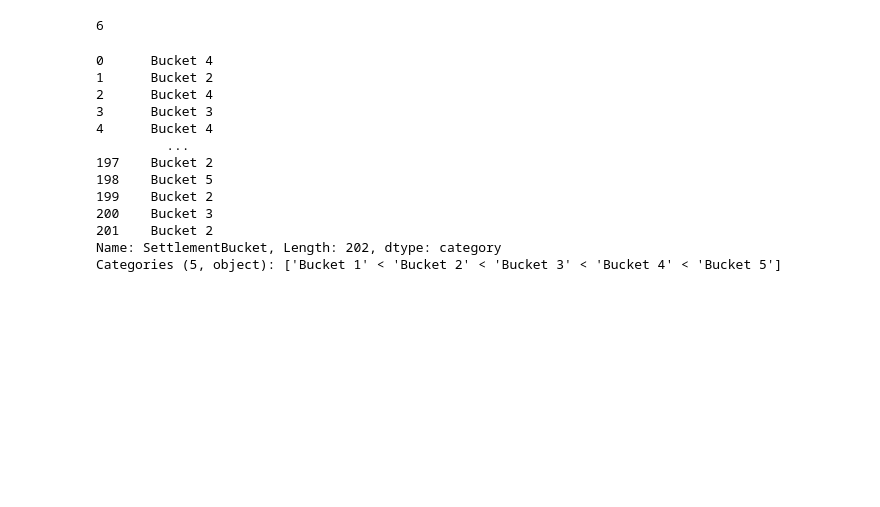
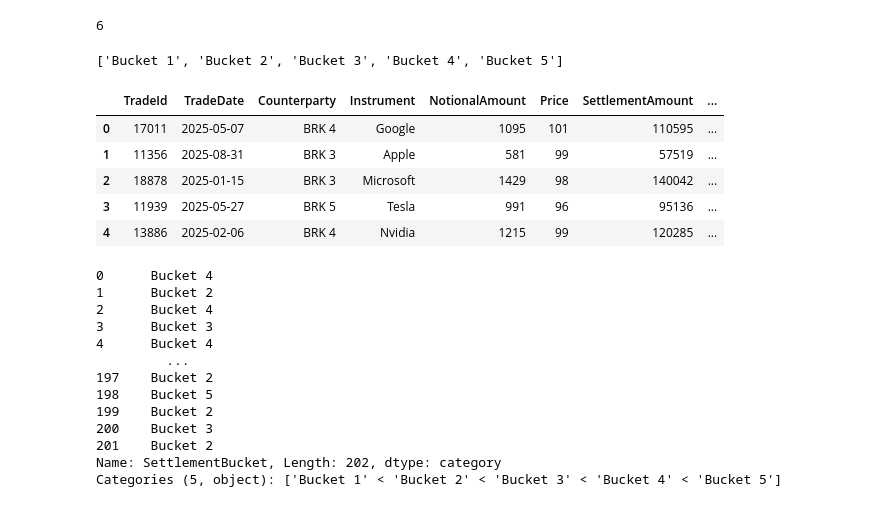
Before and after one commit to Anas-v/CB, a Jupyter notebook: cbq2.ipynb, the cells around one changed output. Drawn from its saved outputs; the diff is of its cells as text; code cells hidden in the pictures; blank space fills up the shorter version.

```diff
--- a/cbq2.ipynb
+++ b/cbq2.ipynb
@@ -280,8 +280,21 @@ print(len(bins))
 6
 # %%
 labels = ['Bucket 1','Bucket 2','Bucket 3','Bucket 4','Bucket 5'][:len(bins)-1]
+# %%
+print(labels)
+# %% [output]
+['Bucket 1', 'Bucket 2', 'Bucket 3', 'Bucket 4', 'Bucket 5']
 # %%
 df['SettlementBucket'] = pd.cut(df['SettlementAmount'], bins=bins, labels=labels, include_lowest=True)
+# %%
+df.head()
+# %% [output]
+|  | TradeId | TradeDate | Counterparty | Instrument | NotionalAmount | Price | SettlementAmount | ... |
+| 0 | 17011 | 2025-05-07 | BRK 4 | Google | 1095 | 101 | 110595 | ... |
+| 1 | 11356 | 2025-08-31 | BRK 3 | Apple | 581 | 99 | 57519 | ... |
+| 2 | 18878 | 2025-01-15 | BRK 3 | Microsoft | 1429 | 98 | 140042 | ... |
+| 3 | 11939 | 2025-05-27 | BRK 5 | Tesla | 991 | 96 | 95136 | ... |
+| 4 | 13886 | 2025-02-06 | BRK 4 | Nvidia | 1215 | 99 | 120285 | ... |
 # %%
 df['SettlementBucket']
 # %% [output]
```
Also changed, not shown: parts of 23 cells of this notebook.
